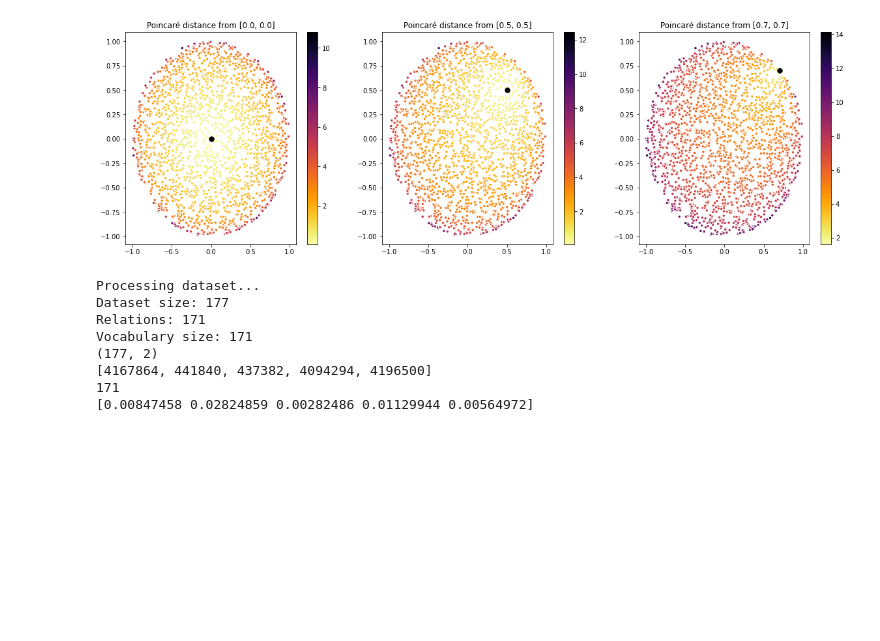
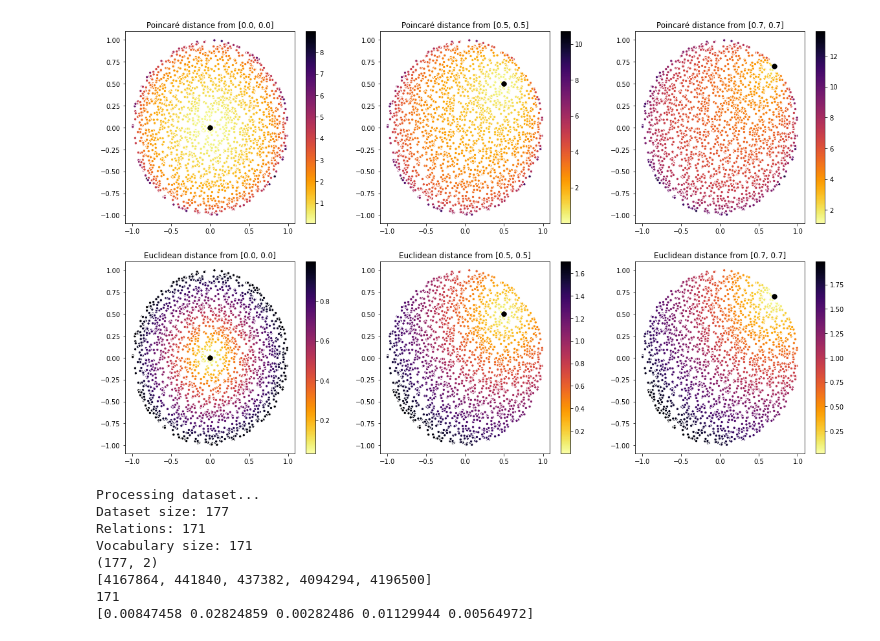
Before and after one commit to mi-erasmusmc/omop-poincare, a Jupyter notebook: main_notebook.ipynb, the cells around one changed output. Saved outputs shown, nothing was run; the diff lists cells and outputs as text; code cells hidden in the pictures; blank space fills up the shorter version.

Commit message:
Add distance comparison plot

```diff
--- a/main_notebook.ipynb
+++ b/main_notebook.ipynb
@@ -32,42 +32,69 @@ def poincare_dist(u, v, eps=1e-5):
     return np.arccosh(d)
 
 # plot unit circle in R^2
-fig = plt.figure(figsize=(20,6))
-ax = fig.add_subplot(1, 3, 1)
+fig = plt.figure(figsize=(20,12))
+ax = fig.add_subplot(2, 3, 1)
 
 # sample within unit circle in R^2
 n = 2000
 theta = np.random.uniform(0, 2*np.pi, n)
 u = np.random.uniform(0, 1, n)
 r = np.sqrt(u)
 X = np.array([r * np.cos(theta), r * np.sin(theta)]).T
 i = np.random.choice(n)
 
 xi = [0.0, 0.0]
 dist_xi = [poincare_dist(xi, x) for x in X]
 im = ax.scatter(X[:,0], X[:,1], s=20, c=dist_xi, cmap='inferno_r', edgecolors='white')
 ax.scatter(xi, xi, s =50, c='black')
 ax.set_title('Poincaré distance from ' + str(xi))
 plt.colorbar(im)
 
-ax = fig.add_subplot(1, 3, 2)
+ax = fig.add_subplot(2, 3, 2)
 xi = [0.5, 0.5]
 dist_xi = [poincare_dist(xi, x) for x in X]
 im = ax.scatter(X[:,0], X[:,1], s=20, c=dist_xi, cmap='inferno_r', edgecolors='white')
 ax.scatter(xi, xi, s =50, c='black')
 ax.set_title('Poincaré distance from ' + str(xi))
 plt.colorbar(im);
 
-ax = fig.add_subplot(1, 3, 3)
+ax = fig.add_subplot(2, 3, 3)
 xi = [0.7, 0.7]
 dist_xi = [poincare_dist(xi, x) for x in X]
 im = ax.scatter(X[:,0], X[:,1], s=20, c=dist_xi, cmap='inferno_r', edgecolors='white')
 ax.scatter(xi, xi, s =50, c='black')
 ax.set_title('Poincaré distance from ' + str(xi))
 plt.colorbar(im)
+
+ax = fig.add_subplot(2, 3, 4)
+xi = [0.0, 0.0]
+dist_xi = [helpers.eucl_dist(xi, x) for x in X]
+im = ax.scatter(X[:,0], X[:,1], s=20, c=dist_xi, cmap='inferno_r', edgecolors='white')
+ax.scatter(xi, xi, s =50, c='black')
+ax.set_title('Euclidean distance from ' + str(xi))
+plt.colorbar(im)
+
+ax = fig.add_subplot(2, 3, 5)
+xi = [0.5, 0.5]
+dist_xi = [helpers.eucl_dist(xi, x) for x in X]
+im = ax.scatter(X[:,0], X[:,1], s=20, c=dist_xi, cmap='inferno_r', edgecolors='white')
+ax.scatter(xi, xi, s =50, c='black')
+ax.set_title('Euclidean distance from ' + str(xi))
+plt.colorbar(im);
+
+
+ax = fig.add_subplot(2, 3, 6)
+xi = [0.7, 0.7]
+dist_xi = [helpers.eucl_dist(xi, x) for x in X]
+im = ax.scatter(X[:,0], X[:,1], s=20, c=dist_xi, cmap='inferno_r', edgecolors='white')
+ax.scatter(xi, xi, s =50, c='black')
+ax.set_title('Euclidean distance from ' + str(xi))
+plt.colorbar(im)
+plt.savefig(Path("data", "dist_compare.png"), dpi=300)
+
 plt.show();
 # %% [output]
-[figure, old version]
+[figure, new version]
 # %%
 
 # m = Categorical(torch.tensor([ 2, 100, 1, 0.5 ]))
```
Also changed, not shown: parts of 4 cells of this notebook, 4 other files.
